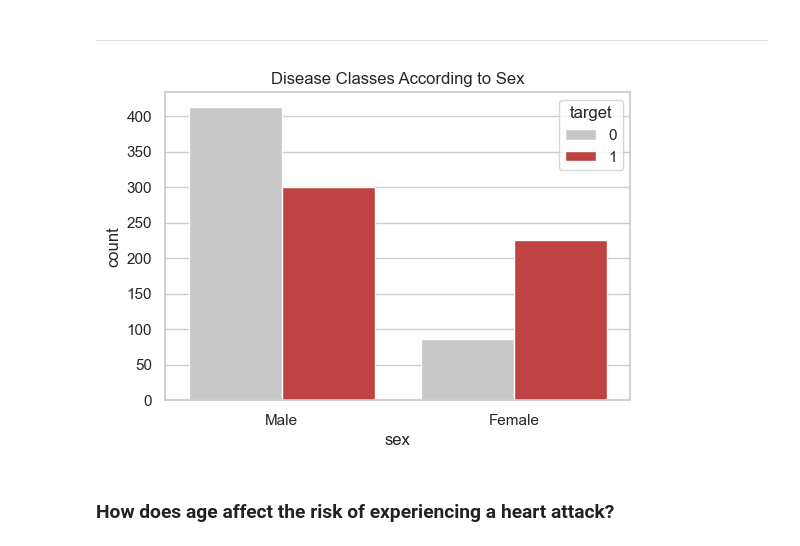
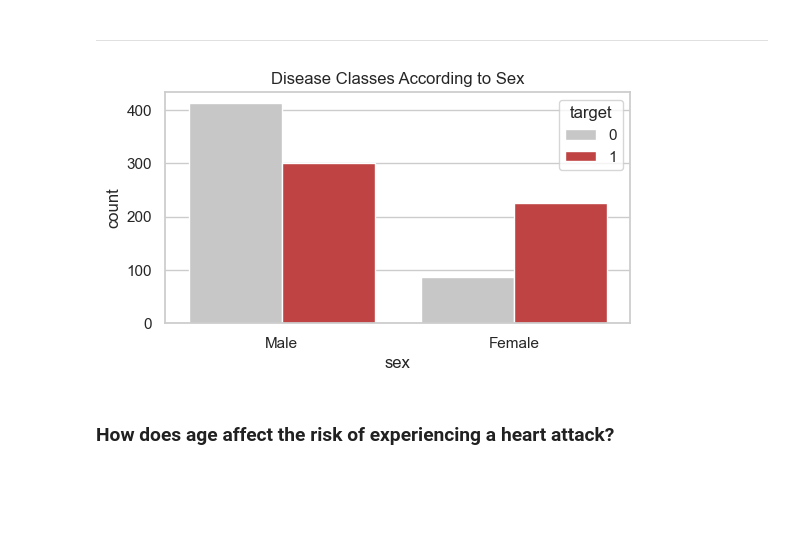
Before and after one commit to rashmic20/Phase2_Project, a Jupyter notebook: Project.ipynb, the cells around one changed output. Drawn from its saved outputs; the diff is of its cells as text; code cells hidden in the pictures; blank space fills up the shorter version.

```diff
--- a/Project.ipynb
+++ b/Project.ipynb
@@ -239,22 +246,22 @@ Individuals with atypical angina are at risk for heart attacks if their conditio
 # %% [markdown]
 ---
 # %%
-plt.figure(figsize=(6, 4))
+plt.figure(figsize=(6, 3))
 sns.set(style="whitegrid")
 
 # Define a custom palette: red for target=1 and grey for target=0
 custom_palette = {0: "#c7c7c7", 1: "#d32f2f"}  # Grey and Red colors
 
 # Create the count plot with the custom palette
 bar_plot = sns.countplot(x='sex', hue='target', data=df, palette=custom_palette)
 
 # Set the title
 bar_plot.set_title('Disease Classes According to Sex')
 
 # Show plot
 plt.show()
 # %% [output]
-[figure, old version]
+[figure, new version]
 # %% [markdown]
 ### **How does age affect the risk of experiencing a heart attack?**
 # %%
```
Also changed, not shown: parts of 29 cells of this notebook.
